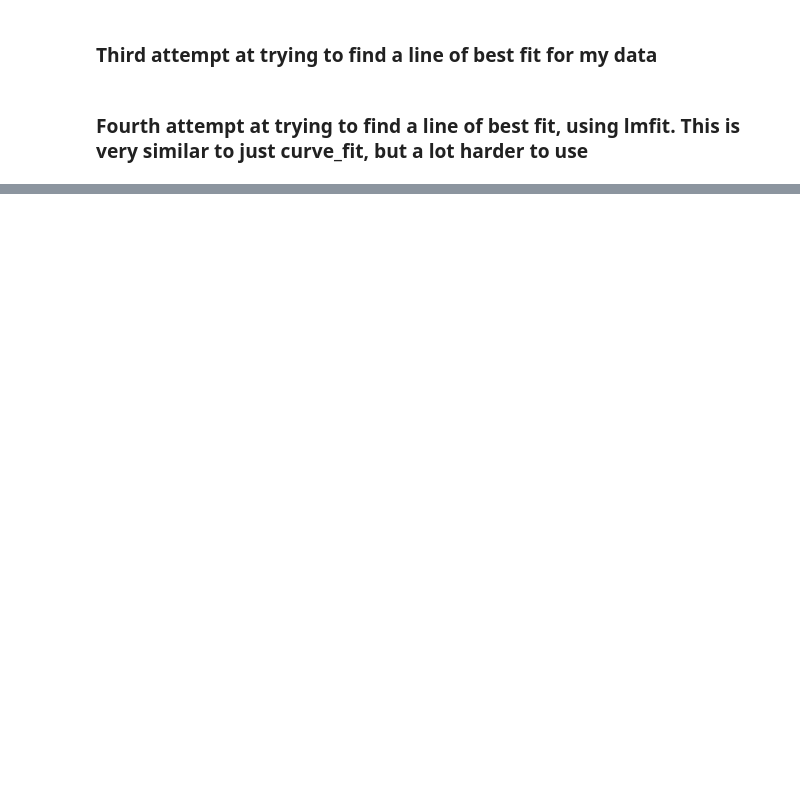
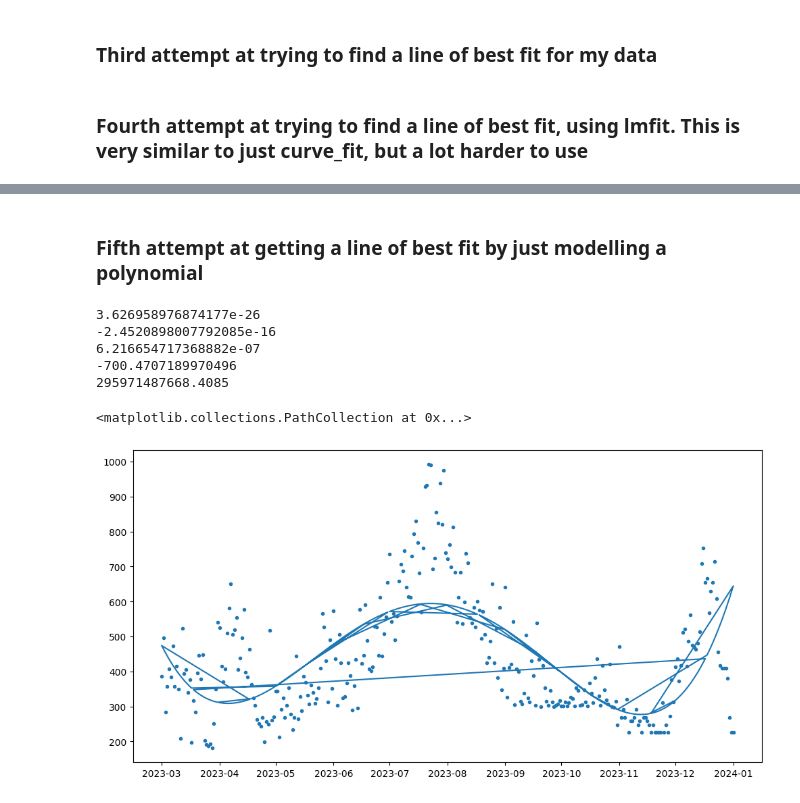
Before and after one commit to MichaelSc21/Airfare-flights-KIWI-API, a Jupyter notebook: anaylsing_data.ipynb, the cells around one changed output, grey strips where cells are left out. Drawn from its saved outputs; the diff is of its cells as text; code cells hidden in the pictures; blank space fills up the shorter version.

```diff
--- a/anaylsing_data.ipynb
+++ b/anaylsing_data.ipynb
@@ -167,3 +208,31 @@ MAN_to_IAS2 = sort_by_date(MAN_to_IAS)
+# %% [markdown]
+### Fifth attempt at getting a line of best fit by just modelling a polynomial
+# %%
+y = LTN_to_IAS2['price']
+x = LTN_to_IAS2.index
+x_line= (x - pd.Timestamp("01/01/1970")) // pd.Timedelta('1s')
+y = y.astype(int)
+
+
+def poly_model(x, *param):
+    total = np.empty(len(x))
+    for i in range(len(param), 1, -1):
+        total += param[len(param)-i] * x**i
+        print(total)
+
+p= np.polyfit(x_line, y, 4)
+y_line = np.polyval(p, x_line)
+fig, ax = plt.subplots(figsize=(12, 6))
+ax.plot(x, y_line)
+ax.scatter(x, y, marker='.')
+# %% [output]
+3.626958976874177e-26
+-2.4520898007792085e-16
+6.216654717368882e-07
+-700.4707189970496
+295971487668.4085
+<matplotlib.collections.PathCollection at 0x...>
+[figure, added]
 # %%
 def plot(df,filename,  ax, colour):
     x = df.index
```
Also changed, not shown: parts of 10 cells of this notebook.
